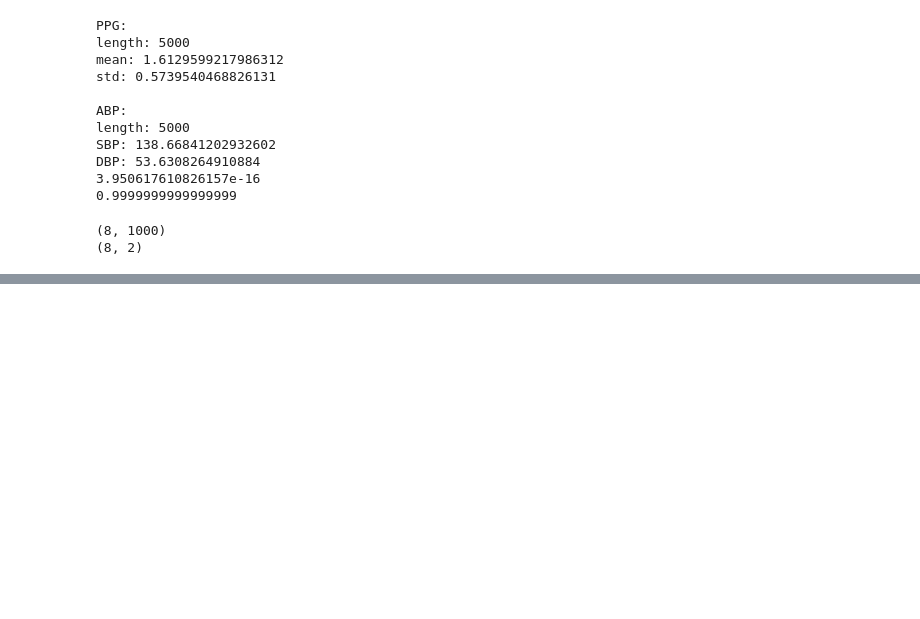
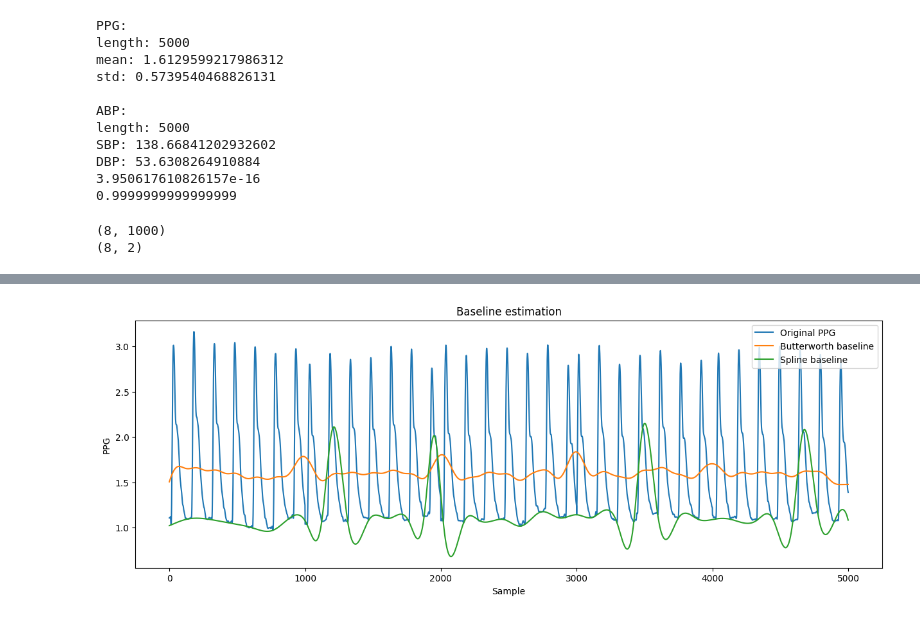
Before and after one commit to Yashvi1701/BP_estimation, a Jupyter notebook: UCI/eda.ipynb, the cells around one changed output, grey strips where cells are left out. Saved outputs shown, nothing was run; the diff lists cells and outputs as text; code cells hidden in the pictures; blank space fills up the shorter version.

```diff
--- a/UCI/eda.ipynb
+++ b/UCI/eda.ipynb
@@ -147,0 +322,29 @@ print(y_test.shape)
+# %%
+import matplotlib.pyplot as plt
+
+# Butterworth
+ppg_bw, baseline_bw = remove_baseline_butterworth(
+    ppg,
+    fs=125,
+    cutoff=0.5
+)
+
+# Cubic spline
+ppg_sp, baseline_sp, valleys = remove_baseline_spline(
+    ppg,
+    fs=125
+)
+
+plt.figure(figsize=(15, 5))
+
+plt.plot(ppg, label="Original PPG")
+plt.plot(baseline_bw, label="Butterworth baseline")
+plt.plot(baseline_sp, label="Spline baseline")
+
+plt.xlabel("Sample")
+plt.ylabel("PPG")
+plt.legend()
+plt.title("Baseline estimation")
+plt.show()
+# %% [output]
+[figure, added]
```
Also changed, not shown: parts of 9 cells of this notebook, 4 other files.
